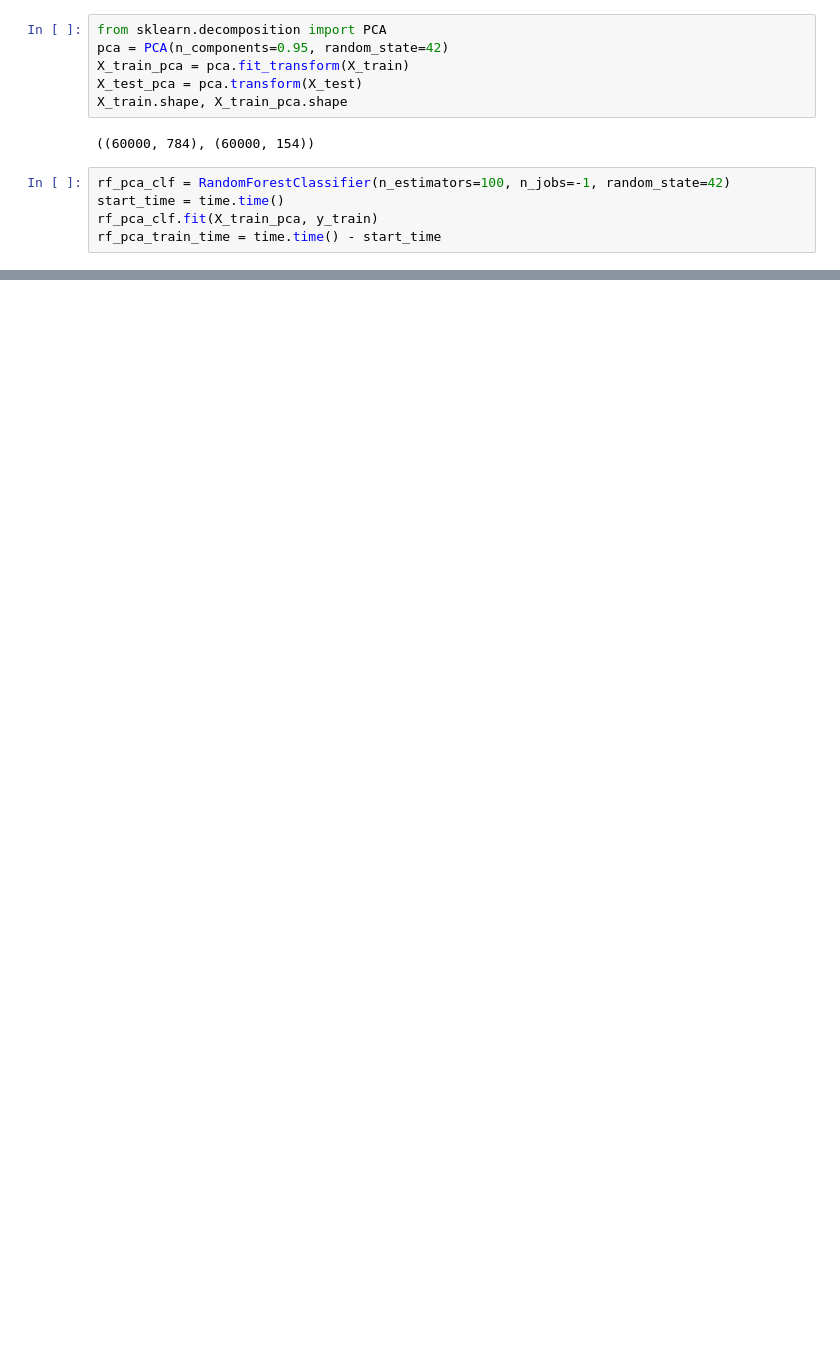
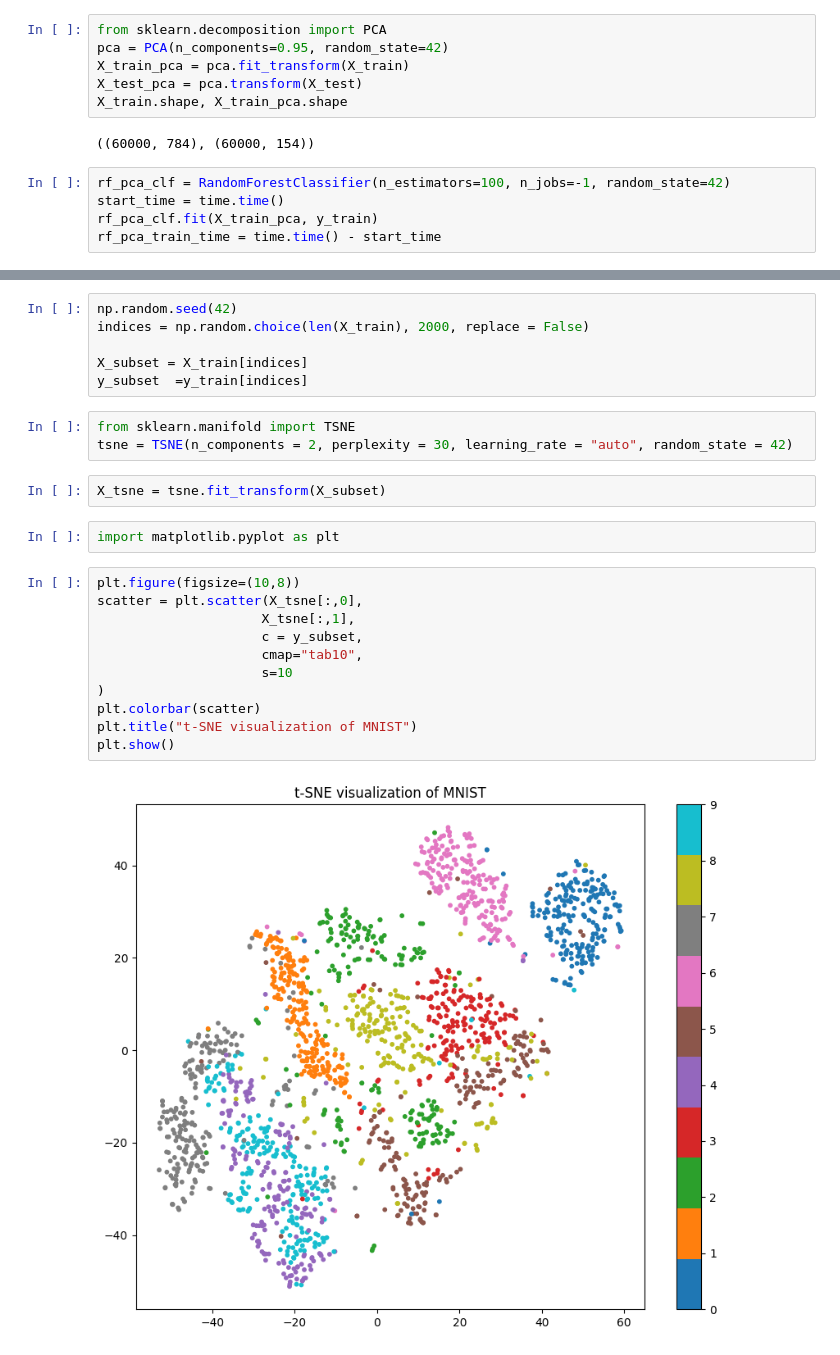
Before and after one commit to shrys1976/ml-practice, a Jupyter notebook: notebooks/dim_red/Untitled.ipynb, the cells around one changed output, grey strips where cells are left out. Drawn from its saved outputs; the diff is of its cells as text; blank space fills up the shorter version.

Commit message:
visualize t-SNE of MNIST

```diff
--- a/notebooks/dim_red/Untitled.ipynb
+++ b/notebooks/dim_red/Untitled.ipynb
@@ -44,0 +45,26 @@ rf_pca_train_time, rf_pca_accuracy
+# %%
+np.random.seed(42)
+indices = np.random.choice(len(X_train), 2000, replace = False)
+
+X_subset = X_train[indices]
+y_subset  =y_train[indices]
+# %%
+from sklearn.manifold import TSNE
+tsne = TSNE(n_components = 2, perplexity = 30, learning_rate = "auto", random_state = 42)
+# %%
+X_tsne = tsne.fit_transform(X_subset)
+# %%
+import matplotlib.pyplot as plt
+# %%
+plt.figure(figsize=(10,8))
+scatter = plt.scatter(X_tsne[:,0],
+                     X_tsne[:,1],
+                     c = y_subset,
+                     cmap="tab10",
+                     s=10
+)
+plt.colorbar(scatter)
+plt.title("t-SNE visualization of MNIST")
+plt.show()
+# %% [output]
+[figure, added]
```
Also changed, not shown: parts of 2 cells of this notebook.
